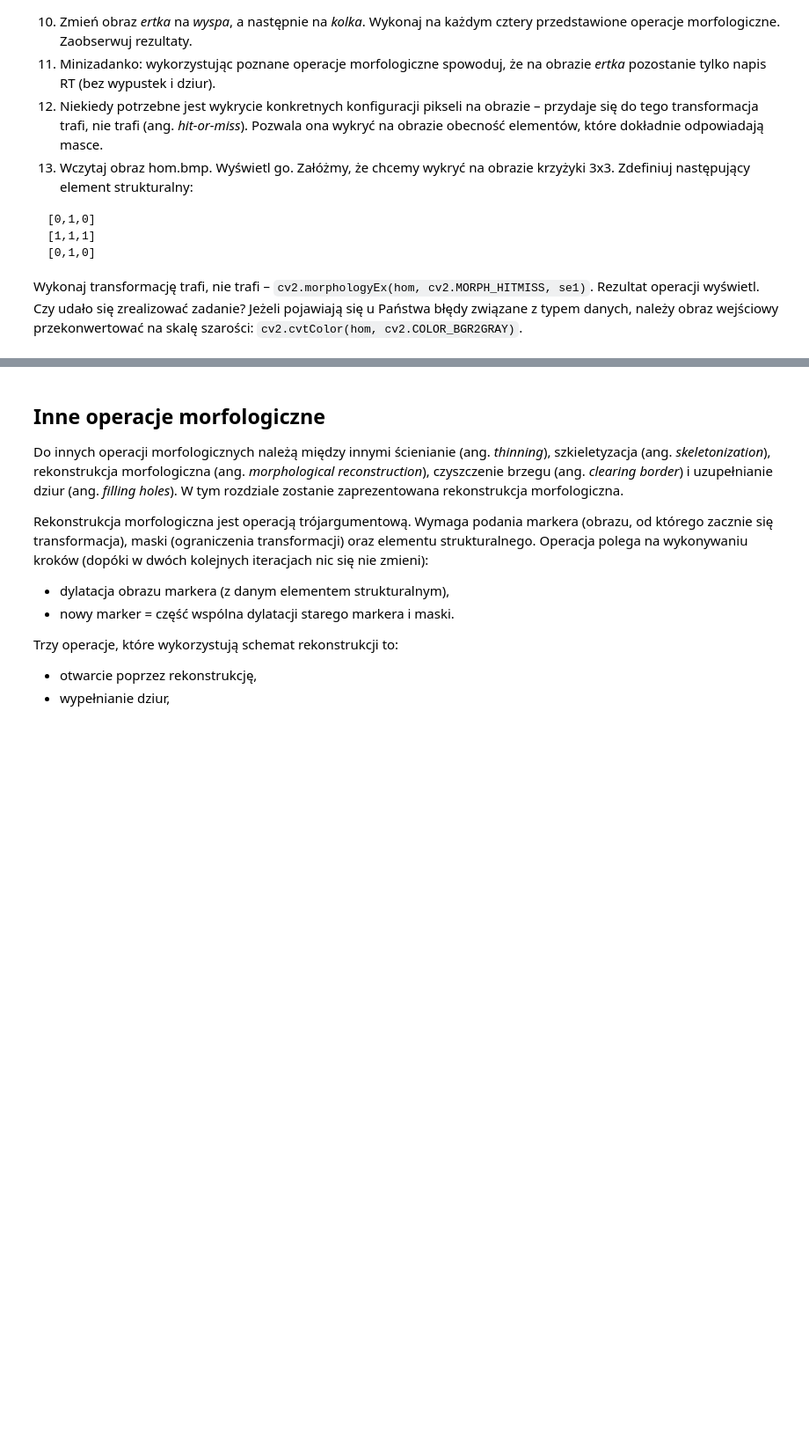
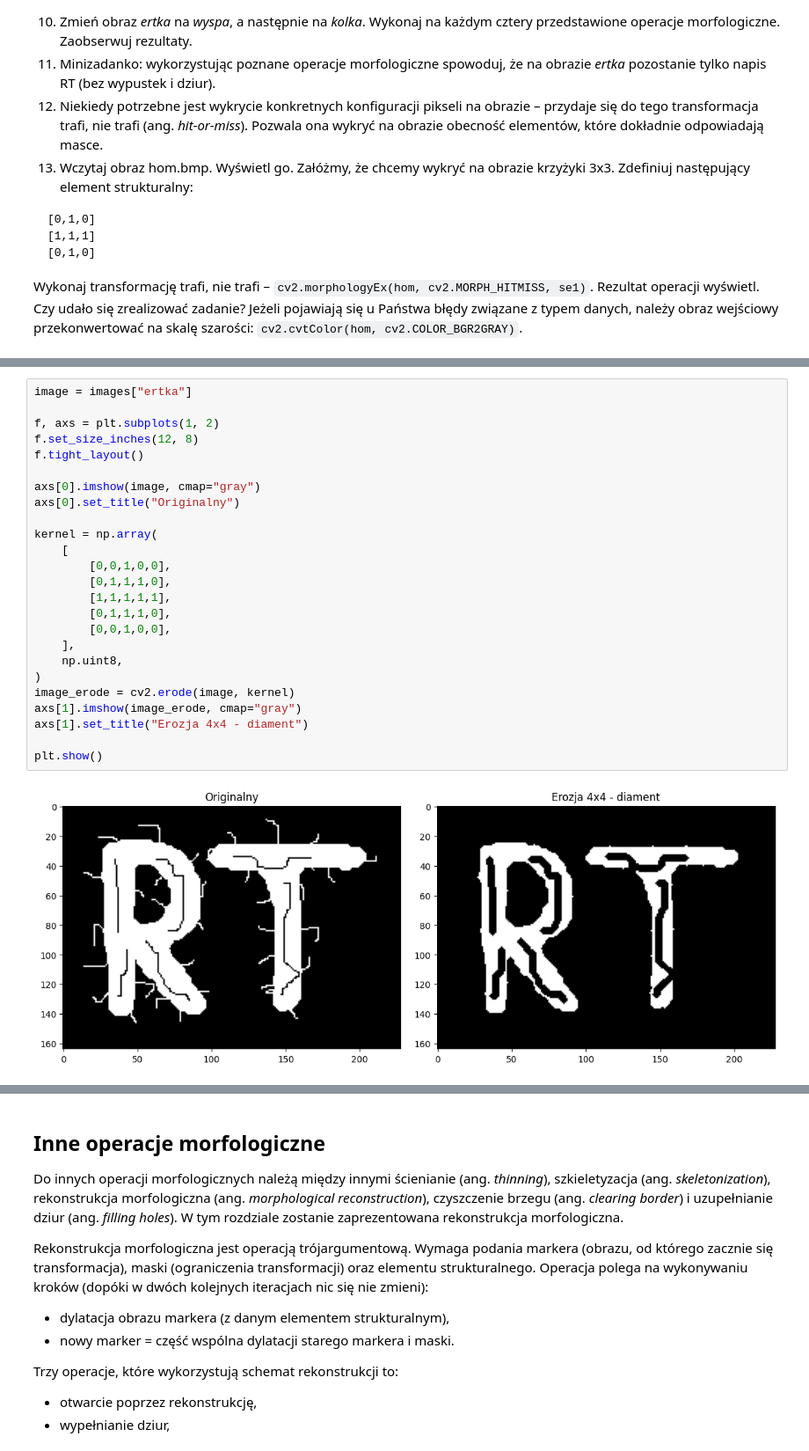
Before and after one commit to rmesek/wcpo-agh-2024, a Jupyter notebook: lab7/10_morphology.ipynb, the cells around one changed output, grey strips where cells are left out. Shown at 88% size. Saved outputs shown, nothing was run; the diff lists cells and outputs as text; blank space fills up the shorter version.

```diff
--- a/lab7/10_morphology.ipynb
+++ b/lab7/10_morphology.ipynb
@@ -87,0 +112,27 @@ for fileName in fileNames:
+# %%
+image = images["ertka"]
+
+f, axs = plt.subplots(1, 2)
+f.set_size_inches(12, 8)
+f.tight_layout()
+
+axs[0].imshow(image, cmap="gray")
+axs[0].set_title("Originalny")
+
+kernel = np.array(
+    [
+        [0,0,1,0,0],
+        [0,1,1,1,0],
+        [1,1,1,1,1],
+        [0,1,1,1,0],
+        [0,0,1,0,0],
+    ],
+    np.uint8,
+)
+image_erode = cv2.erode(image, kernel)
+axs[1].imshow(image_erode, cmap="gray")
+axs[1].set_title("Erozja 4x4 - diament")
+
+plt.show()
+# %% [output]
+[figure, added]
```
Also changed, not shown: parts of 10 cells of this notebook, 13 other files.
